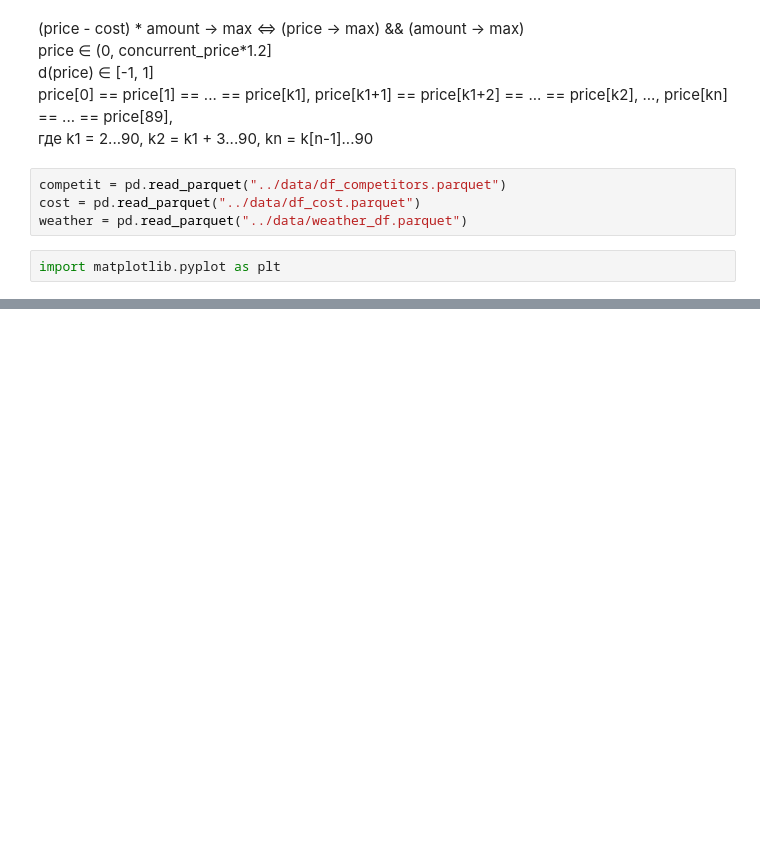
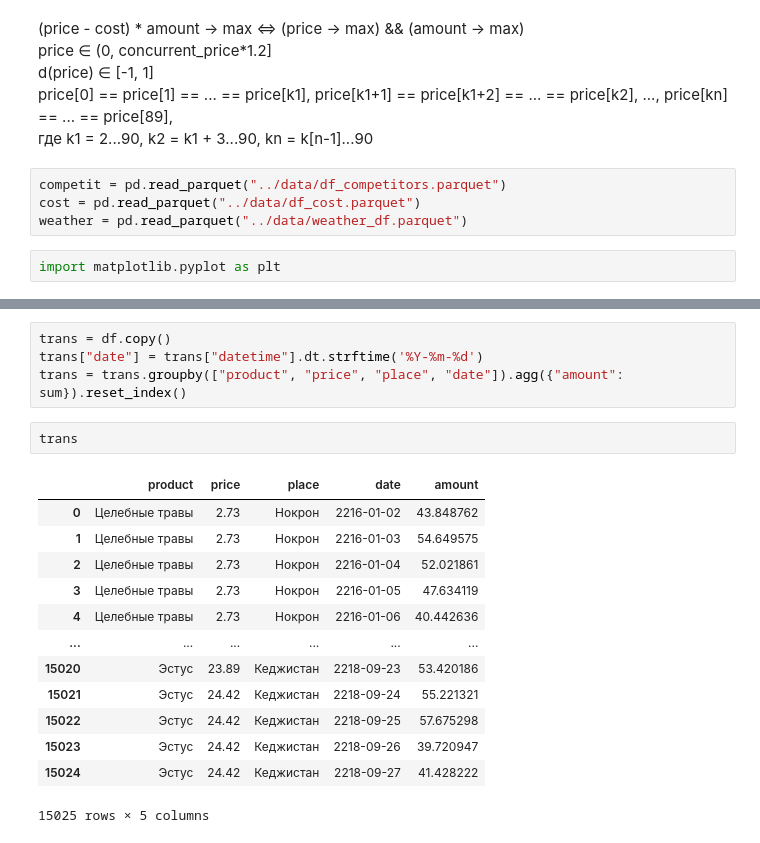
Before and after one commit to N3uralKi11ers/gpn_hack, a Jupyter notebook: model/main.ipynb, the cells around one changed output, grey strips where cells are left out. Saved outputs shown, nothing was run; the diff lists cells and outputs as text; blank space fills up the shorter version.

```diff
--- a/model/main.ipynb
+++ b/model/main.ipynb
@@ -79,0 +60,20 @@ for pr in prod:
+# %%
+trans = df.copy()
+trans["date"] = trans["datetime"].dt.strftime('%Y-%m-%d')
+trans = trans.groupby(["product", "price", "place", "date"]).agg({"amount": sum}).reset_index()
+# %%
+trans
+# %% [output]
+|  | product | price | place | date | amount |
+| 0 | Целебные травы | 2.73 | Нокрон | 2216-01-02 | 43.848762 |
+| 1 | Целебные травы | 2.73 | Нокрон | 2216-01-03 | 54.649575 |
+| 2 | Целебные травы | 2.73 | Нокрон | 2216-01-04 | 52.021861 |
+| 3 | Целебные травы | 2.73 | Нокрон | 2216-01-05 | 47.634119 |
+| 4 | Целебные травы | 2.73 | Нокрон | 2216-01-06 | 40.442636 |
+| ... | ... | ... | ... | ... | ... |
+| 15020 | Эстус | 23.89 | Кеджистан | 2218-09-23 | 53.420186 |
+| 15021 | Эстус | 24.42 | Кеджистан | 2218-09-24 | 55.221321 |
+| 15022 | Эстус | 24.42 | Кеджистан | 2218-09-25 | 57.675298 |
+| 15023 | Эстус | 24.42 | Кеджистан | 2218-09-26 | 39.720947 |
+| 15024 | Эстус | 24.42 | Кеджистан | 2218-09-27 | 41.428222 |
+15025 rows × 5 columns
```
Also changed, not shown: parts of 11 cells of this notebook.
